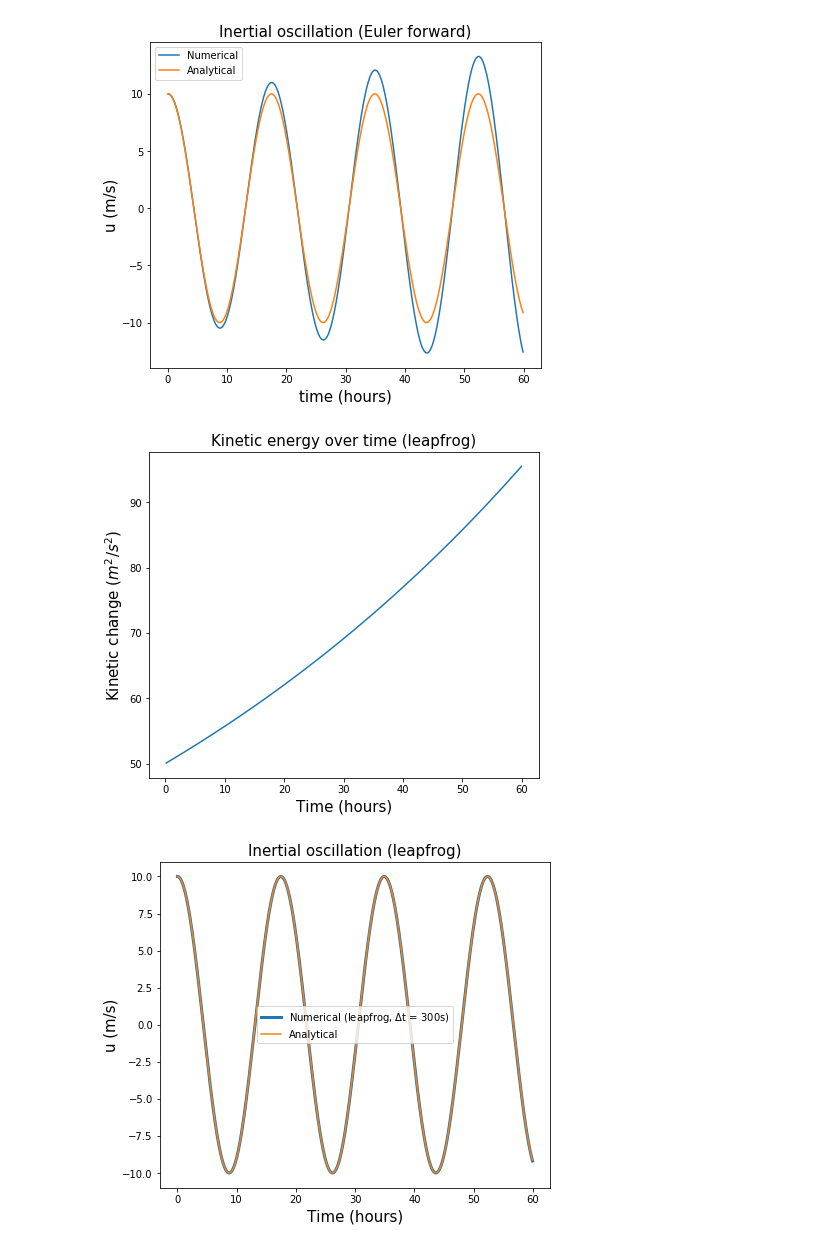
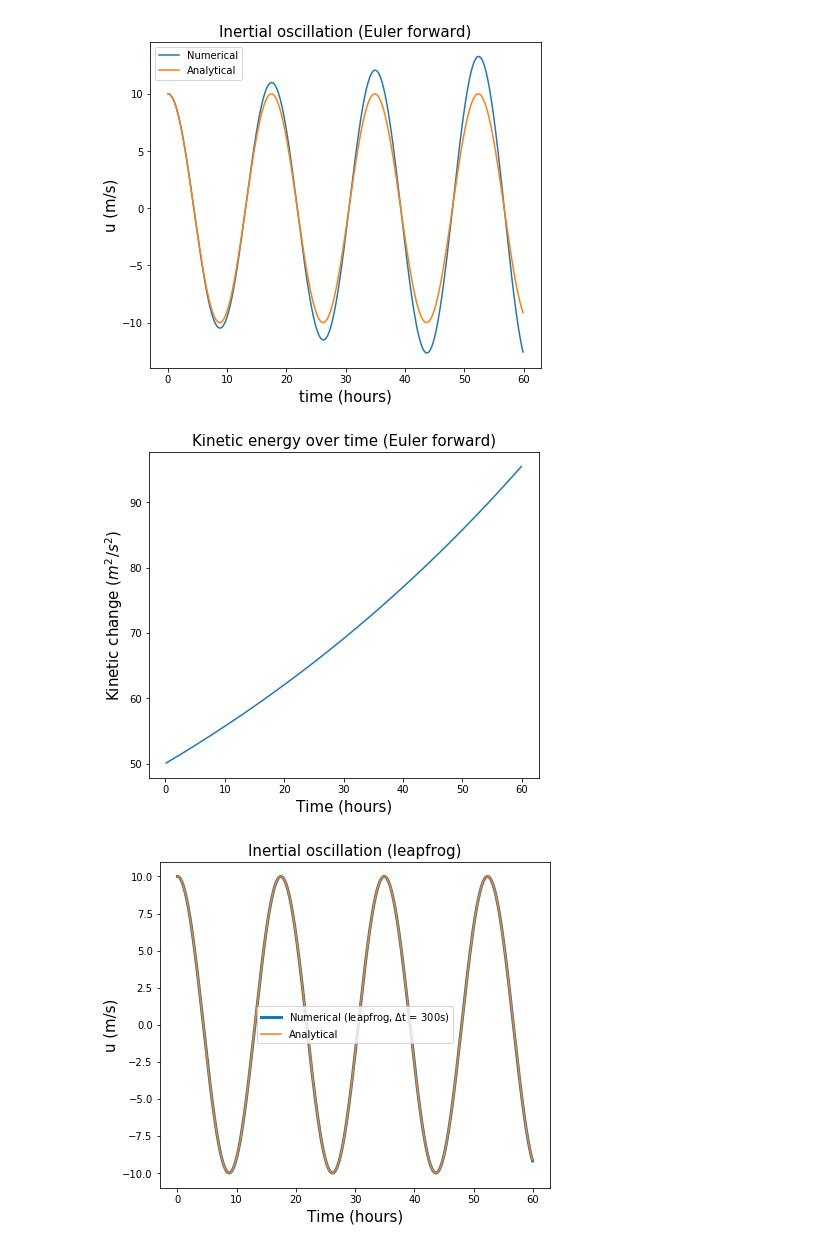
Before and after one commit to toonmaassen/SOAC, a Jupyter notebook: Exercise 1 .ipynb, the cells around one changed output. Cells and saved outputs as stored; diff of their text form; code cells hidden in the pictures.

```diff
--- a/Exercise 1 .ipynb
+++ b/Exercise 1 .ipynb
@@ -42,14 +42,14 @@ plt.show()
 # %%
 #Euler energy graph
 
 plt.figure(figsize=(7,6))
-plt.title('Kinetic energy over time (leapfrog)',fontsize=15)
+plt.title('Kinetic energy over time (Euler forward)',fontsize=15)
 plt.plot(time[2:720]/3600,(KE[2:720]))
 plt.ylabel('Kinetic change ($m^2/s^2$)',fontsize=15)
 plt.xlabel('Time (hours)',fontsize=15)
 plt.show()
 # %% [output]
-[figure, old version]
+[figure, new version]
 # %%
 ulp = np.zeros((2*nt_len))
 vlp = np.zeros((2*nt_len))
```
Also changed, not shown: parts of 4 cells of this notebook.
